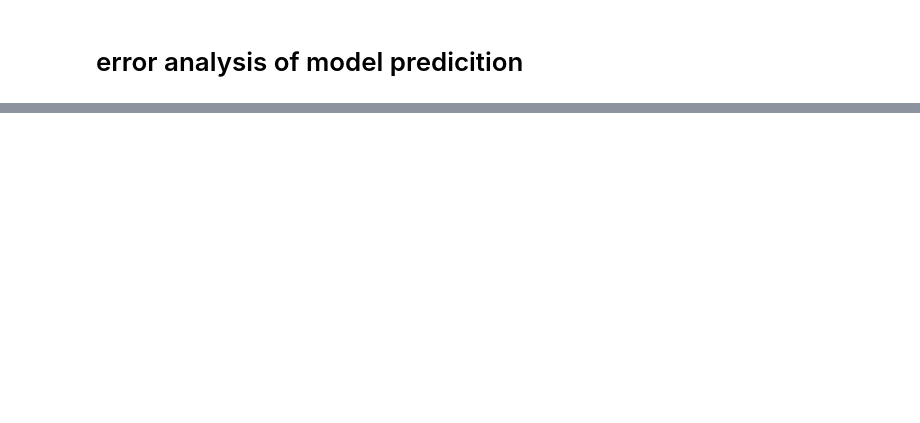
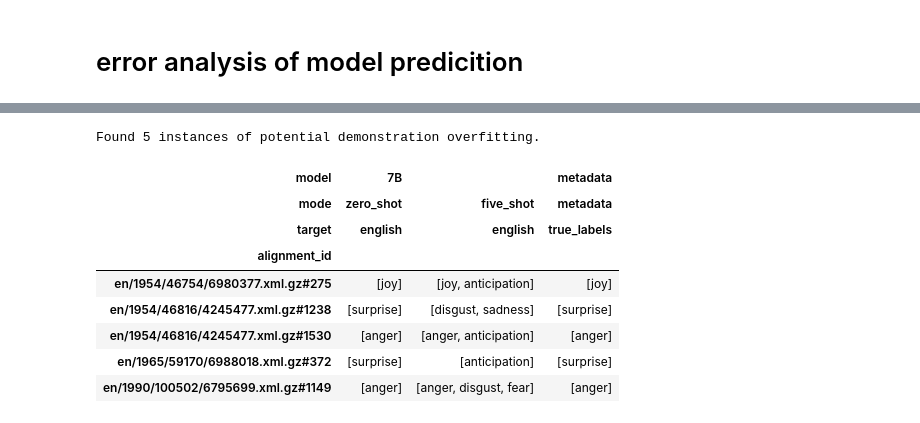
Before and after one commit to AlMaSm7/LLM_sentiment_classification, a Jupyter notebook: notebooks/error_analysis_prompting.ipynb, the cells around one changed output, grey strips where cells are left out. Saved outputs shown, nothing was run; the diff lists cells and outputs as text; code cells hidden in the pictures; blank space fills up the shorter version.

```diff
--- a/notebooks/error_analysis_prompting.ipynb
+++ b/notebooks/error_analysis_prompting.ipynb
@@ -92,0 +202,46 @@ display(comparison_df.head())
+# %%
+# Function to check if lists match exactly
+def exact_match(pred, true):
+    # Handle cases where true or pred might be NaN/floats from missing data
+    if not isinstance(pred, list) or not isinstance(true, list):
+        return False
+    return sorted(pred) == sorted(true)
+
+target_lang = "english"
+model_size = "7B"
+
+# Extract the relevant columns for a specific model and target
+zero_shot_preds = prompting_comparison_df[(model_size, "zero_shot", target_lang)]
+five_shot_preds = prompting_comparison_df[(model_size, "five_shot", target_lang)]
+
+# FIX 1: Access true_labels using the 3-level tuple
+true_labels = prompting_comparison_df[("metadata", "metadata", "true_labels")]
+
+# Find rows where zero-shot was perfect, but five-shot failed
+overfit_mask = (
+    zero_shot_preds.combine(true_labels, exact_match) &
+    ~five_shot_preds.combine(true_labels, exact_match)
+)
+
+# FIX 2: Use the 3-level tuple in your column filter
+overfit_examples = prompting_comparison_df[overfit_mask][
+    [
+        (model_size, "zero_shot", target_lang),
+        (model_size, "five_shot", target_lang),
+        ("metadata", "metadata", "true_labels")
+    ]
+]
+
+print(f"Found {len(overfit_examples)} instances of potential demonstration overfitting.")
+display(overfit_examples.head(10))
+# %% [output]
+Found 5 instances of potential demonstration overfitting.
+| model | 7B |  | metadata |
+| mode | zero_shot | five_shot | metadata |
+| target | english | english | true_labels |
+| alignment_id |  |  |  |
+| en/1954/46754/6980377.xml.gz#275 | [joy] | [joy, anticipation] | [joy] |
+| en/1954/46816/4245477.xml.gz#1238 | [surprise] | [disgust, sadness] | [surprise] |
+| en/1954/46816/4245477.xml.gz#1530 | [anger] | [anger, anticipation] | [anger] |
+| en/1965/59170/6988018.xml.gz#372 | [surprise] | [anticipation] | [surprise] |
+| en/1990/100502/6795699.xml.gz#1149 | [anger] | [anger, disgust, fear] | [anger] |
```
Also changed, not shown: parts of 6 cells of this notebook, 1 other file.
